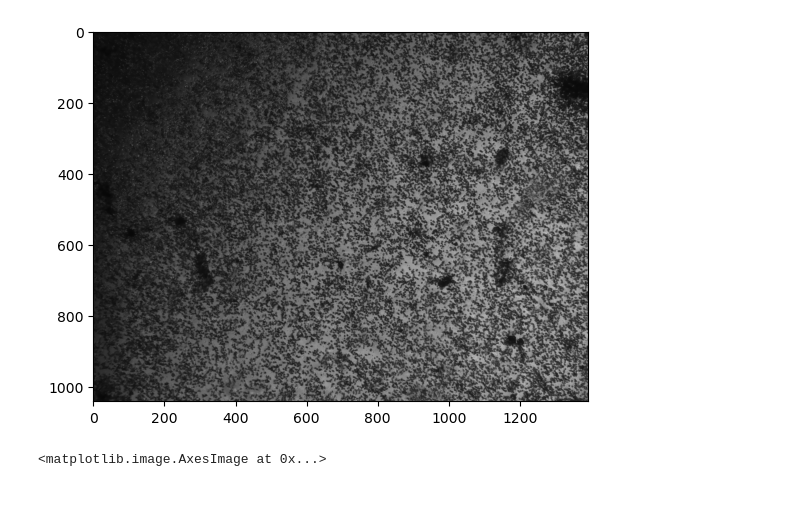
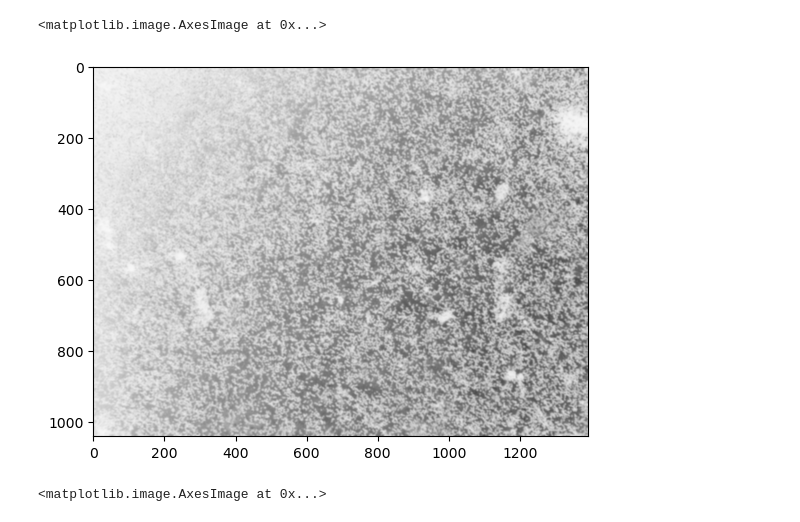
Before and after one commit to numimin/TOOI, a Jupyter notebook: Image processing tutorial.ipynb, the cells around one changed output. Drawn from its saved outputs; the diff is of its cells as text; code cells hidden in the pictures.

Commit message:
Created merge images

```diff
--- a/Image processing tutorial.ipynb
+++ b/Image processing tutorial.ipynb
@@ -6,9 +6,10 @@ import numpy as np
 img0 = cv.imread("./data/Well B1_01/2020_02_21_19_01_45_57.tif")
 img1 = cv.imread("./data/Well B1_01/2020_02_21_19_03_42_77.tif")
 # %%
-plt.imshow(cv.blur(img0, (5, 5)))
+plt.imshow(cv.blur(255 - img0, (5, 5)))
 # %% [output]
+<matplotlib.image.AxesImage at 0x...>
-[figure, old version]
+[figure, new version]
 # %%
 plt.imshow(cv.GaussianBlur(255 - img0, (5, 5), 0))
 # %% [output]
```
Also changed, not shown: 1 other file.
